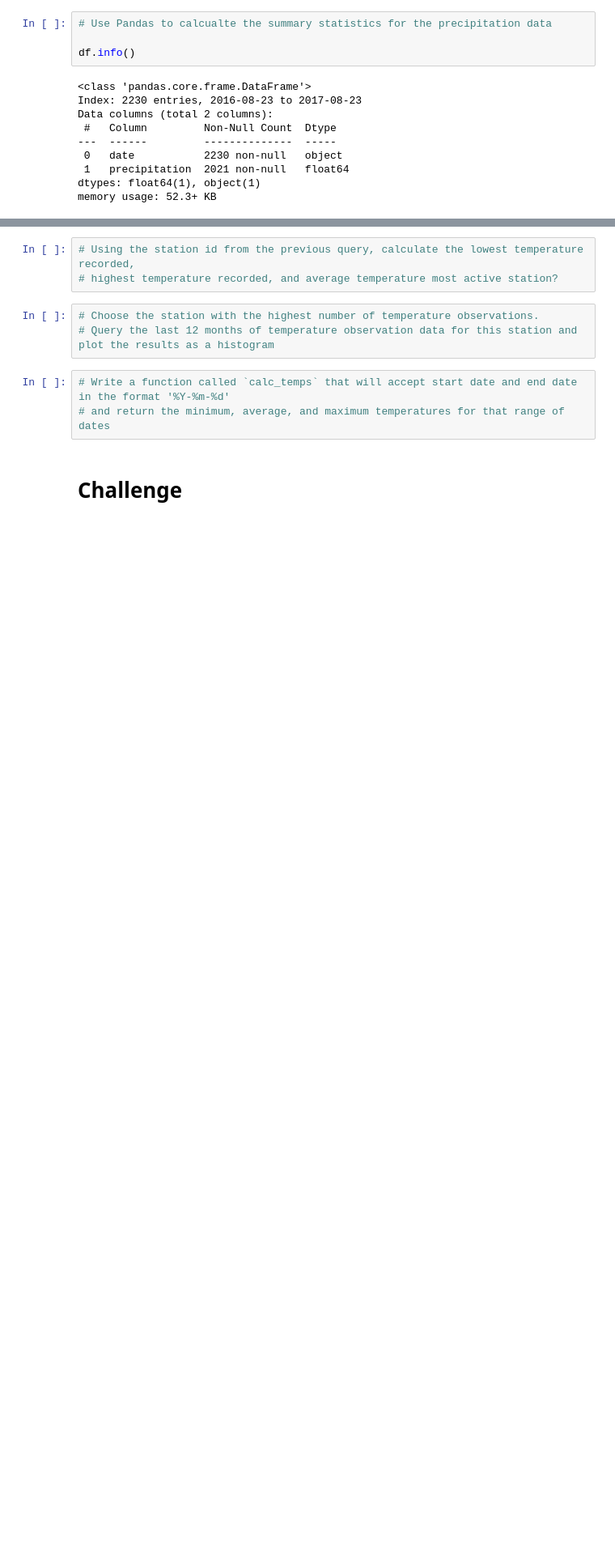
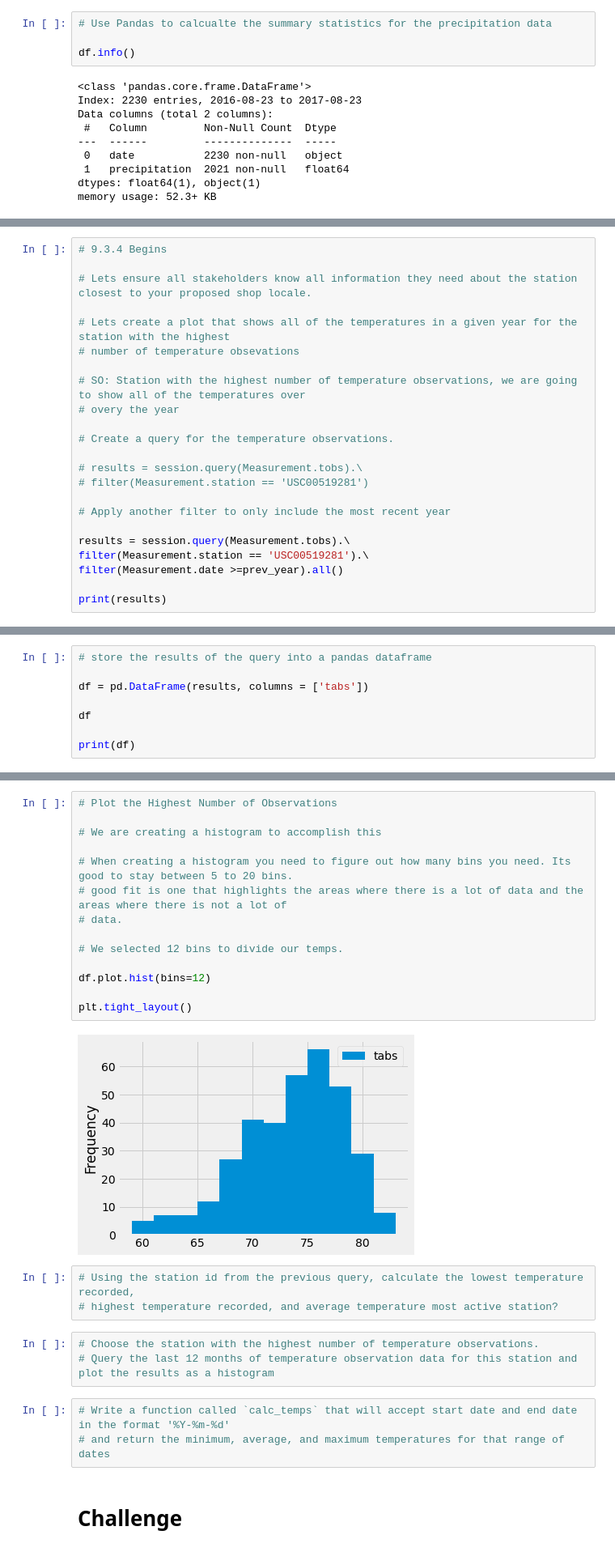
Before and after one commit to willmino/surfs_up, a Jupyter notebook: climate_analysis.ipynb, the cells around one changed output, grey strips where cells are left out. Shown at 81% size. Saved outputs shown, nothing was run; the diff lists cells and outputs as text; blank space fills up the shorter version.

```diff
--- a/climate_analysis.ipynb
+++ b/climate_analysis.ipynb
@@ -150,0 +226,23 @@ memory usage: 52.3+ KB
+# %%
+# 9.3.4 Begins
+
+# Lets ensure all stakeholders know all information they need about the station closest to your proposed shop locale.
+
+# Lets create a plot that shows all of the temperatures in a given year for the station with the highest
+# number of temperature obsevations
+
+# SO: Station with the highest number of temperature observations, we are going to show all of the temperatures over
+# overy the year
+
+# Create a query for the temperature observations.
+
+# results = session.query(Measurement.tobs).\
+# filter(Measurement.station == 'USC00519281')
+
+# Apply another filter to only include the most recent year
+
+results = session.query(Measurement.tobs).\
+filter(Measurement.station == 'USC00519281').\
+filter(Measurement.date >=prev_year).all()
+
+print(results)
@@ -150,0 +251,8 @@ memory usage: 52.3+ KB
+# %%
+# store the results of the query into a pandas dataframe
+
+df = pd.DataFrame(results, columns = ['tabs'])
+
+df
+
+print(df)
@@ -151,3 +274,19 @@ memory usage: 52.3+ KB
+# %%
+# Plot the Highest Number of Observations
+
+# We are creating a histogram to accomplish this
+
+# When creating a histogram you need to figure out how many bins you need. Its good to stay between 5 to 20 bins.
+# good fit is one that highlights the areas where there is a lot of data and the areas where there is not a lot of
+# data.
+
+# We selected 12 bins to divide our temps.
+
+df.plot.hist(bins=12)
+
+plt.tight_layout()
+# %% [output]
+[figure, added]
 # %%
 # Using the station id from the previous query, calculate the lowest temperature recorded,
 # highest temperature recorded, and average temperature most active station?
```
Also changed, not shown: parts of 10 cells of this notebook.
